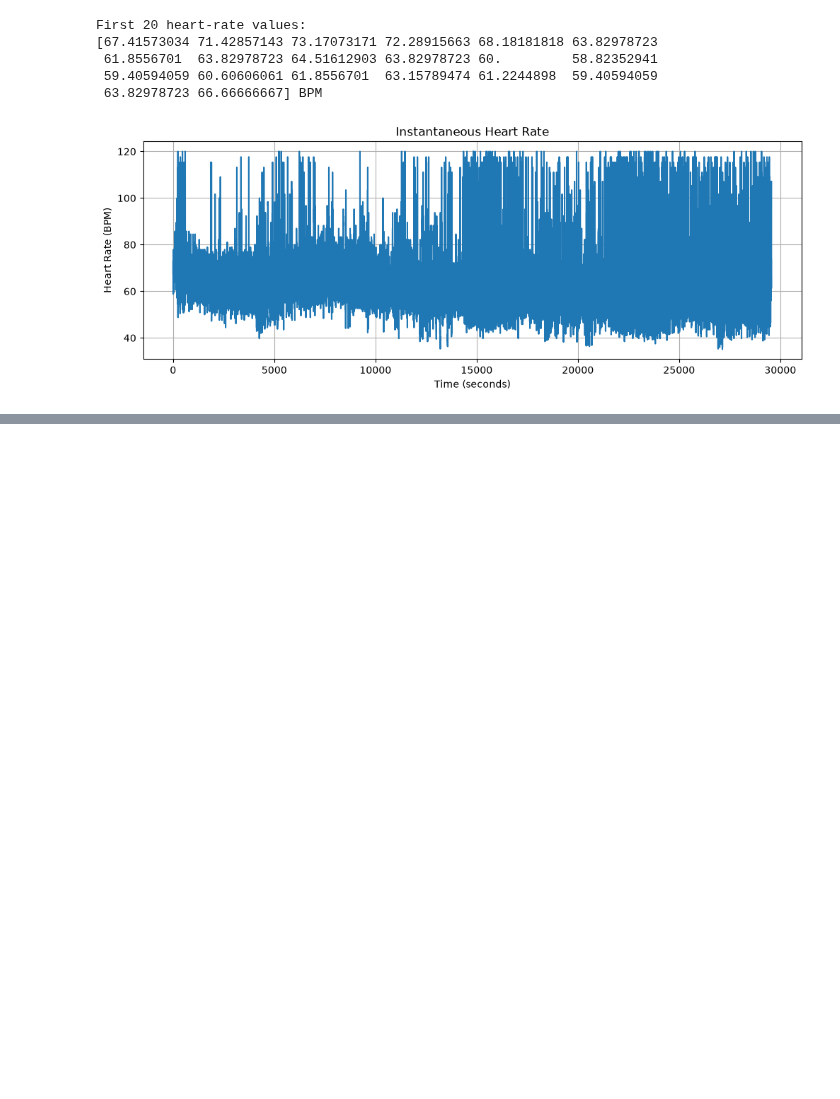
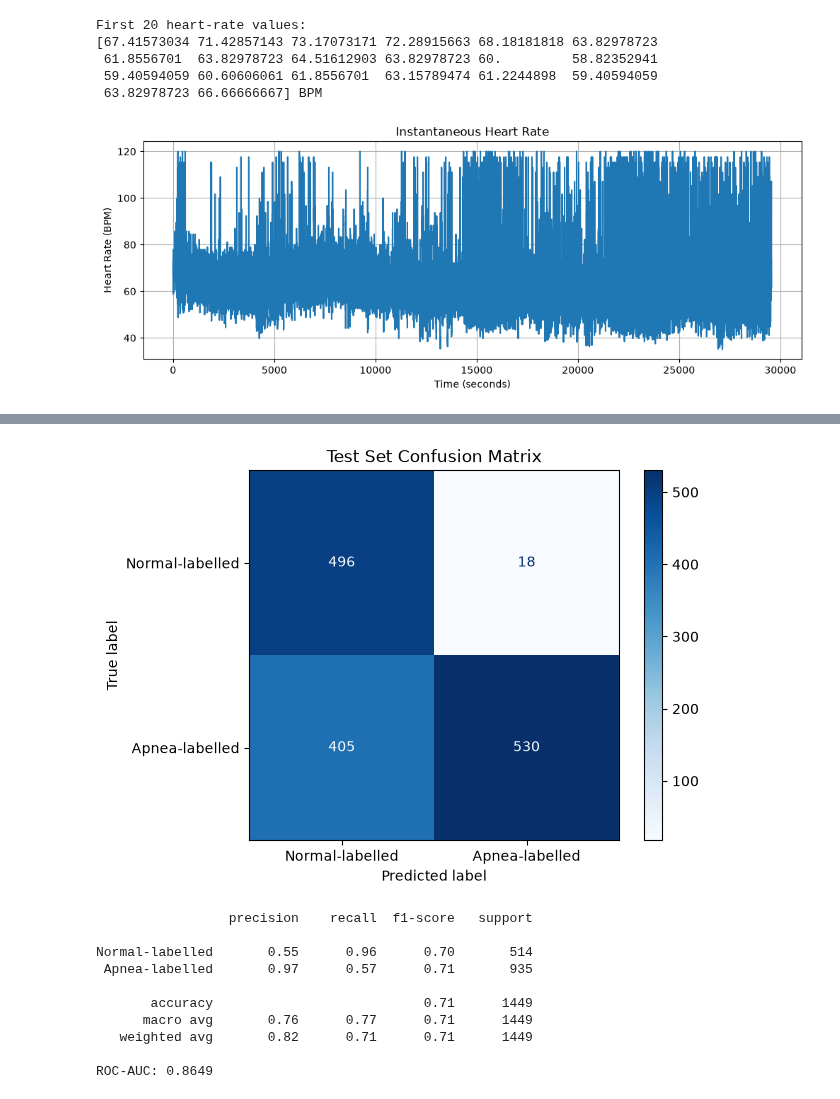
Before and after one commit to System-and-Signal-course-project/sleep-apnea-signal-analysis, a Jupyter notebook: notebooks/notebook1.ipynb, the cells around one changed output, grey strips where cells are left out. Drawn from its saved outputs; the diff is of its cells as text; code cells hidden in the pictures; blank space fills up the shorter version.

```diff
--- a/notebooks/notebook1.ipynb
+++ b/notebooks/notebook1.ipynb
@@ -326,0 +1049,50 @@ plt.show()
+# %%
+import numpy as np
+import matplotlib.pyplot as plt
+
+from sklearn.metrics import (
+    confusion_matrix,
+    ConfusionMatrixDisplay,
+    classification_report,
+    roc_auc_score
+)
+
+# Predict probabilities on the test set
+y_prob = model.predict(X_test, verbose=0).ravel()
+y_pred = (y_prob >= 0.5).astype(int)
+
+# Confusion matrix
+cm = confusion_matrix(y_test, y_pred, labels=[0, 1])
+
+ConfusionMatrixDisplay(
+    confusion_matrix=cm,
+    display_labels=["Normal-labelled", "Apnea-labelled"]
+).plot(cmap="Blues")
+
+plt.title("Test Set Confusion Matrix")
+plt.show()
+
+# Classification report
+print(classification_report(
+    y_test,
+    y_pred,
+    labels=[0, 1],
+    target_names=["Normal-labelled", "Apnea-labelled"],
+    zero_division=0
+))
+
+# ROC-AUC
+if len(np.unique(y_test)) == 2:
+    print("ROC-AUC:", round(roc_auc_score(y_test, y_prob), 4))
+# %% [output]
+[figure, added]
+                 precision    recall  f1-score   support
+
+Normal-labelled       0.55      0.96      0.70       514
+ Apnea-labelled       0.97      0.57      0.71       935
+
+       accuracy                           0.71      1449
+      macro avg       0.76      0.77      0.71      1449
+   weighted avg       0.82      0.71      0.71      1449
+
+ROC-AUC: 0.8649
```
Also changed, not shown: parts of 38 cells of this notebook, 5 other files.
